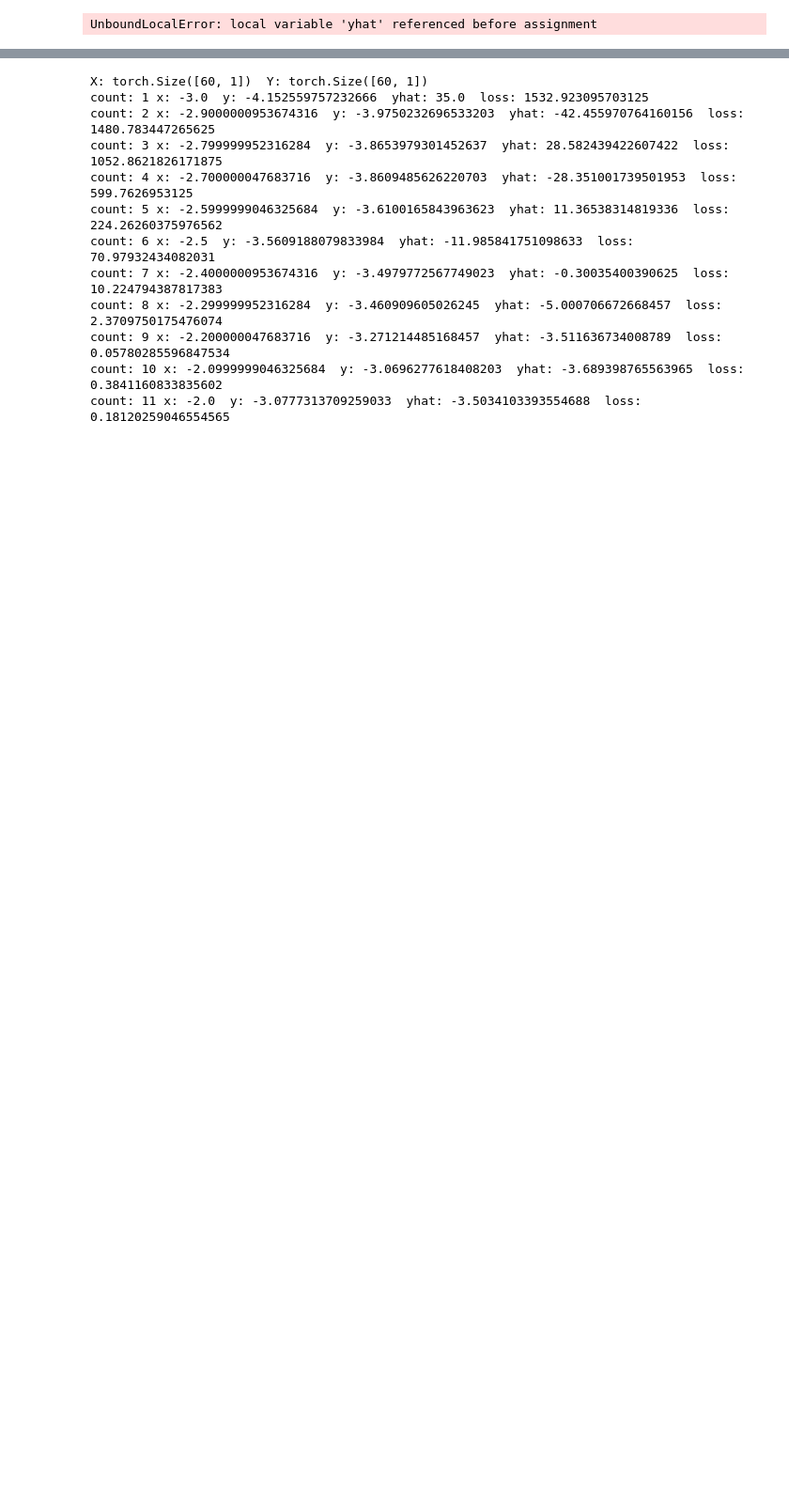
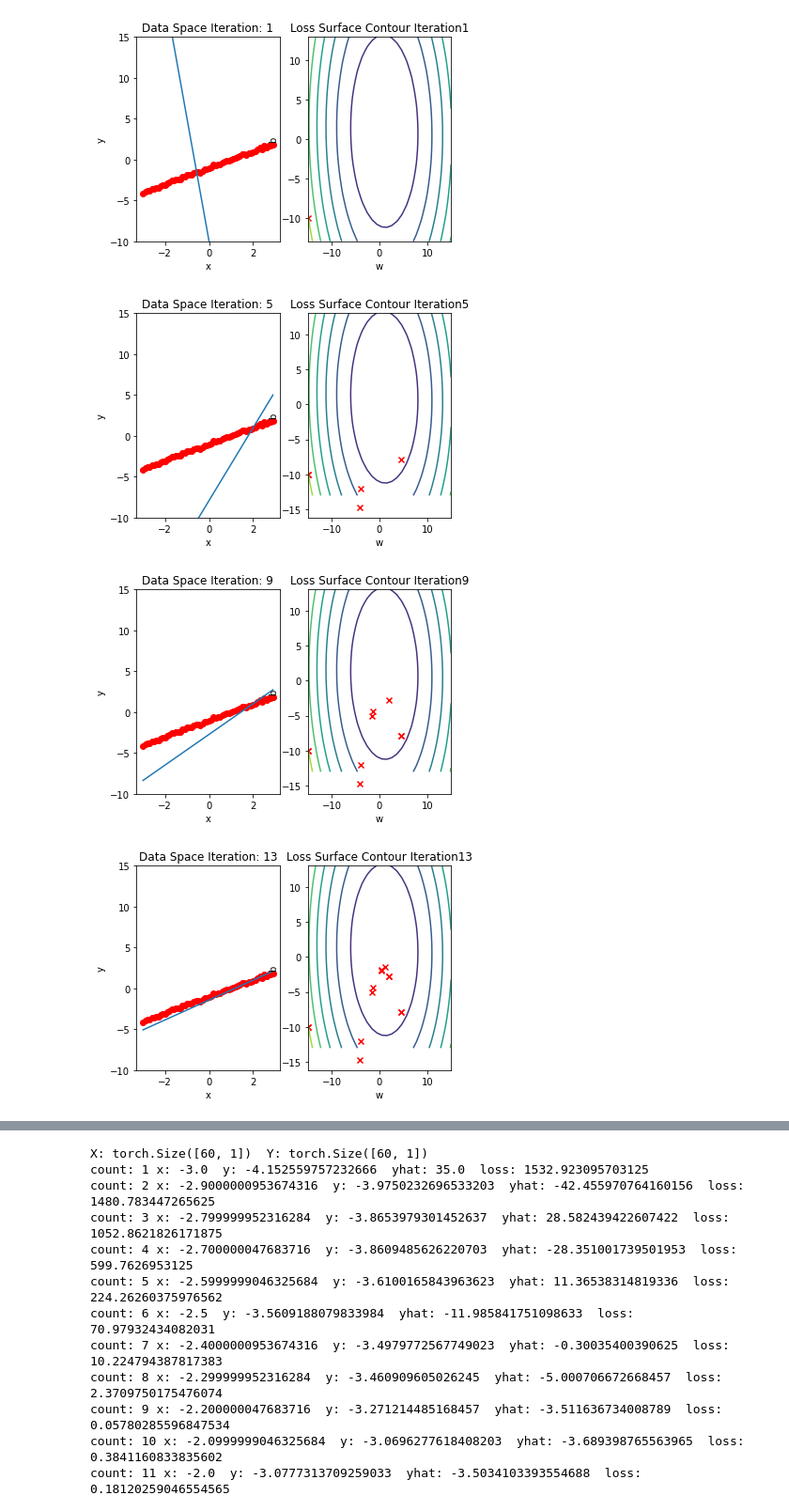
Before and after one commit to dparksports/circle-detector, a Jupyter notebook: torch.ipynb, the cells around one changed output, grey strips where cells are left out. Shown at 94% size. Saved outputs shown, nothing was run; the diff lists cells and outputs as text; code cells hidden in the pictures; blank space fills up the shorter version.

```diff
--- a/torch.ipynb
+++ b/torch.ipynb
@@ -22,33 +22,36 @@ class Data(Dataset):
 torch.manual_seed(1)
 X = torch.arange(-3, 3, 0.1).view(-1, 1)
 f = 1 * X - 1
 Y = f + 0.1 * torch.randn(X.size())
 
 dataset = Data()
 trainloader = DataLoader(dataset = dataset, batch_size = 20)
 w = torch.tensor(-15.0, requires_grad = True)
 b = torch.tensor(-10.0, requires_grad = True)
 get_surface = plot_error_surfaces(15, 13, X, Y, 30, go = False)
 
 LOSS_MINI20 = []
 lr = 0.1
 
 def my_train_model(epochs):
     for epoch in range(epochs):
         Yhat = w * X + b
-        get_surface.set_para_loss(w.data.tolist(), b.data.tolist(), torch.mean((yhat - Y) ** 2).tolist())
+        get_surface.set_para_loss(w.data.tolist(), b.data.tolist(), torch.mean((Yhat - Y) ** 2).tolist())
         get_surface.plot_ps()
-        LOSS_MINI20.append(torch.mean((yhat - Y) ** 2).tolist())
+        LOSS_MINI20.append(torch.mean((Yhat - Y) ** 2).tolist())
         for x, y in trainloader:
             yhat = w * x + b
             loss = torch.mean((yhat - y) ** 2)
             get_surface.set_para_loss(w.data.tolist(), b.data.tolist(), loss.tolist())
             loss.backward()
             w.data = w.data - lr * w.grad.data
             b.data = b.data - lr * b.grad.data
             w.grad.data.zero_()
             b.grad.data.zero_()
 
 my_train_model(10)
 # %% [output]
-UnboundLocalError: local variable 'yhat' referenced before assignment
+[figure, added]
+[figure, added]
+[figure, added]
+[figure, added]
```
Also changed, not shown: parts of 1 cell of this notebook.
